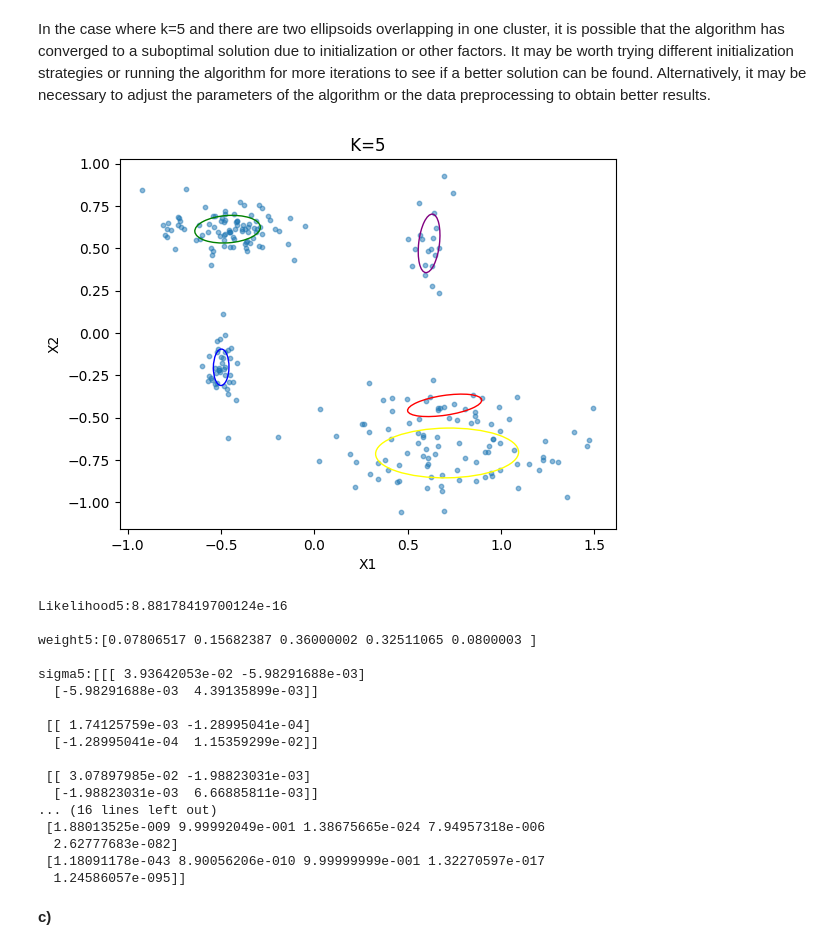
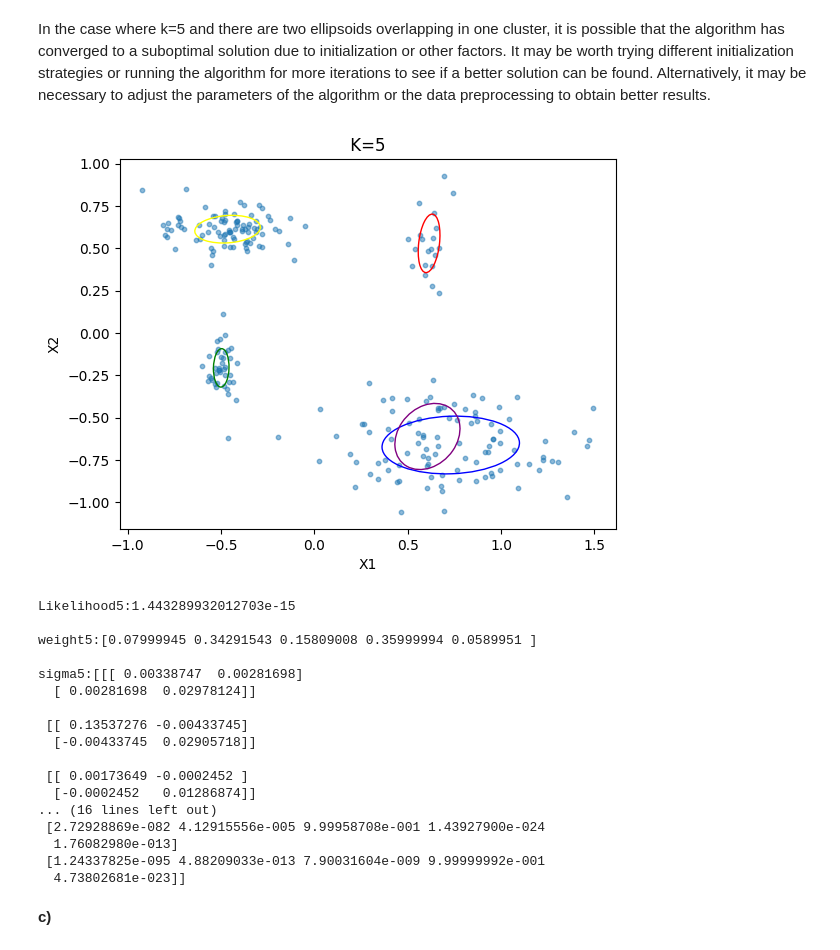
Before and after one commit to msbeigi/gaussian-mixture-model-em-clustering, a Jupyter notebook: gmm_model.ipynb, the cells around one changed output. Cells and saved outputs as stored; diff of their text form; code cells hidden in the pictures.

```diff
--- a/gmm_model.ipynb
+++ b/gmm_model.ipynb
@@ -267,7 +209,7 @@ plt.show()
 K=4
 # %%
 K=4
-weight_4, mu_4, sigma_4,gamma_4, labels_4,likely_4=gmm_em(data, K=4, n_iter=100)
+weight_4, mu_4, sigma_4,gamma_4, labels_4,likely_4=gmm_em(data, K=4, n_iter=50)
 fig, ax = plt.subplots()
 ax.scatter(X[:, 0], X[:, 1], s=10, alpha=0.5)
 
@@ -289,44 +231,44 @@ K=5
 In the case where k=5 and there are two ellipsoids overlapping in one cluster, it is possible that the algorithm has converged to a suboptimal solution due to initialization or other factors. It may be worth trying different initialization strategies or running the algorithm for more iterations to see if a better solution can be found. Alternatively, it may be necessary to adjust the parameters of the algorithm or the data preprocessing to obtain better results.
 # %%
 k=5
-weight_5, mu_5, sigma_5,gamma_5, labels_5,likely_5=gmm_em(data, K=k, n_iter=100)
+weight_5, mu_5, sigma_5,gamma_5, labels_5,likely_5=gmm_em(data, K=k, n_iter=50)
 fig, ax = plt.subplots()
 ax.scatter(X[:, 0], X[:, 1], s=10, alpha=0.5)
 
 # Plot the Gaussian components
 colors = ['red', 'blue', 'green','yellow','purple']
 for i in range(k):
     ell=plot_gaussian(mu_5[i], sigma_5[i], colors[i])
     ax.add_artist(ell)
 ax.set_title(' K=5 ')
 ax.set_xlabel('X1')
 ax.set_ylabel('X2')
 
 plt.show()
 
 print (f'\nLikelihood5:{max(likely_5)}')
 print (f'\nweight5:{weight_5}')
 print (f'\nsigma5:{sigma_5}')
 print (f'\ngamma5:{gamma_5}')
 # %% [output]
-[figure, old version]
+[figure, new version]
-Likelihood5:8.88178419700124e-16
+Likelihood5:1.443289932012703e-15
 
-weight5:[0.07806517 0.15682387 0.36000002 0.32511065 0.0800003 ]
+weight5:[0.07999945 0.34291543 0.15809008 0.35999994 0.0589951 ]
 
-sigma5:[[[ 3.93642053e-02 -5.98291688e-03]
-  [-5.98291688e-03  4.39135899e-03]]
+sigma5:[[[ 0.00338747  0.00281698]
+  [ 0.00281698  0.02978124]]
 
- [[ 1.74125759e-03 -1.28995041e-04]
-  [-1.28995041e-04  1.15359299e-02]]
+ [[ 0.13537276 -0.00433745]
+  [-0.00433745  0.02905718]]
 
- [[ 3.07897985e-02 -1.98823031e-03]
-  [-1.98823031e-03  6.66885811e-03]]
+ [[ 0.00173649 -0.0002452 ]
+  [-0.0002452   0.01286874]]
 ... (16 lines left out)
- [1.88013525e-009 9.99992049e-001 1.38675665e-024 7.94957318e-006
-  2.62777683e-082]
- [1.18091178e-043 8.90056206e-010 9.99999999e-001 1.32270597e-017
-  1.24586057e-095]]
+ [2.72928869e-082 4.12915556e-005 9.99958708e-001 1.43927900e-024
+  1.76082980e-013]
+ [1.24337825e-095 4.88209033e-013 7.90031604e-009 9.99999992e-001
+  4.73802681e-023]]
 # %% [markdown]
 **c)**
 # %%
```
Also changed, not shown: parts of 7 cells of this notebook.
